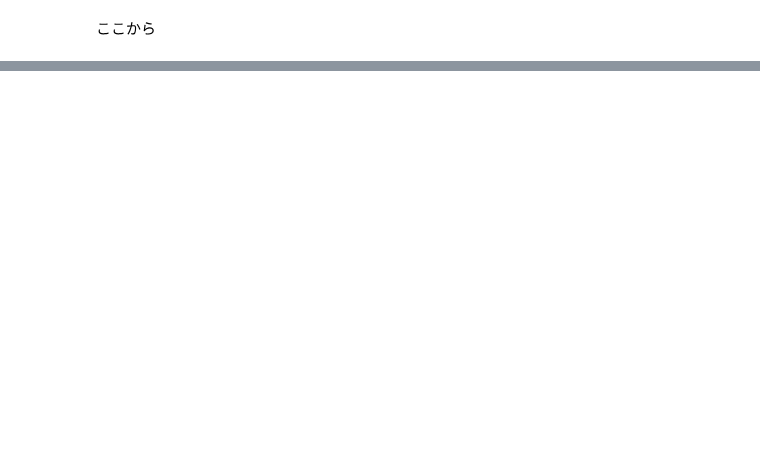
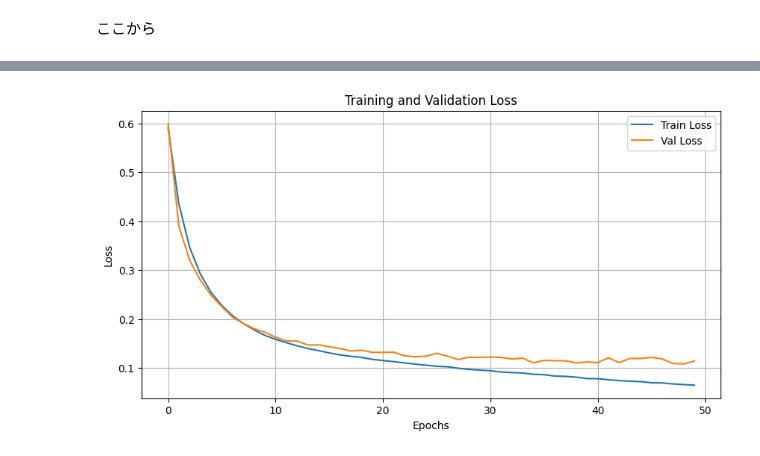
Before and after one commit to c0b23144/NSCLC, a Jupyter notebook: TransAttUnet/model/nsclc.ipynb, the cells around one changed output, grey strips where cells are left out. Drawn from its saved outputs; the diff is of its cells as text; code cells hidden in the pictures; blank space fills up the shorter version.

```diff
--- a/TransAttUnet/model/nsclc.ipynb
+++ b/TransAttUnet/model/nsclc.ipynb
@@ -51,6 +53,7 @@ class NSCLCNiftiDataset(Dataset):
         return len(self.file_names)
 
     def __getitem__(self, idx):
+        file_id = self.file_names[idx]
         # NIfTI読み込み
         img_path = os.path.join(self.img_dir, self.file_names[idx])
         mask_path = os.path.join(self.mask_dir, self.file_names[idx])
@@ -58,11 +61,18 @@ class NSCLCNiftiDataset(Dataset):
         img_nii = nib.load(img_path).get_fdata()
         mask_nii = nib.load(mask_path).get_fdata()
 
+        #print(f"ファイル: {file_id} / マスクの最大値: {mask_nii.max()}") # これが 0 だったら、その画像には腫瘍が映っていません
+        #print(f"DEBUG: img_niiの形: {img_nii.shape}")
+        #print(f"DEBUG: mask_niiの形: {mask_nii.shape}")
+
         # 3Dから2Dスライス(腫瘍がいちばん大きいスライスとる)
         # 配列の中で最大値となってる要素のうち先頭のインデックスを返す(argmax)
-        mask_slice_sums = np.argmax(np.sum(mask_nii, axis=(0, 1)))
+        mask_slice_sums = np.sum(mask_nii, axis=(0, 1))
 
         max_mask_idx = np.argmax(mask_slice_sums)
+
+        #print(f"選んだスライス番号: {max_mask_idx}")
+        #print(f"そのスライスの白さ合計: {mask_slice_sums[max_mask_idx]}")
 
         # 画像とlabelのshapeが合わないから、画像とラベルの枚数比の計算
         z_ratio = img_nii.shape[2] / mask_nii.shape[2]
@@ -72,7 +82,7 @@ class NSCLCNiftiDataset(Dataset):
         max_img_idx = min(max_img_idx, img_nii.shape[2] - 1)
 
         img_slice = img_nii[:, :, max_img_idx]
-        mask_slice = mask_nii[:, :, max_img_idx]
+        mask_slice = mask_nii[:, :, max_mask_idx]
 
         # CT値の正規化(?わからん -1000~400程度にクリップ)
         # 肺の微細な構造を鮮明に観察するための肺野条件らしい
@@ -87,7 +97,7 @@ class NSCLCNiftiDataset(Dataset):
         img_tensor = F.interpolate(img_tensor.unsqueeze(0), size=self.target_size, mode='bilinear', align_corners=False).squeeze(0)
         mask_tensor = F.interpolate(mask_tensor.unsqueeze(0), size=self.target_size, mode='nearest').squeeze(0)
 
-        return img_tensor, mask_tensor
+        return img_tensor, mask_tensor, file_id
 
 if __name__ == '__main__':
     root_dir = '/workspace/NSCLC_NIfTI2'
@@ -124,8 +134,8 @@ device = torch.device('cuda' if torch.cuda.is_available() else 'cpu')
 train_dataset = NSCLCNiftiDataset(root_dir=root_dir, file_list=train_files)
 test_dataset = NSCLCNiftiDataset(root_dir=root_dir, file_list=test_files)
 
-train_loader = DataLoader(train_dataset, batch_size=2, shuffle=True)
-test_loader = DataLoader(test_dataset, batch_size=1, shuffle=False)
+train_loader = DataLoader(train_dataset, batch_size=6, shuffle=True)
+test_loader = DataLoader(test_dataset, batch_size=6, shuffle=False)
 
 model = UNet_Attention_Transformer_Multiscale(n_channels=1, n_classes=1).to(device)
 #最適化アルゴリズム
@@ -241,7 +239,7 @@ for epoch in range(num_epochs):
     # 学習
     model.train()
     train_loss = 0.0
-    for images, masks in train_loader:
+    for images, masks, file_ids in train_loader:
         images, masks = images.to(device), masks.to(device)
 
         # 予測と計算
@@ -261,7 +259,7 @@ for epoch in range(num_epochs):
     model.eval()
     val_loss = 0.0
     with torch.no_grad():
-        for images, masks in test_loader:
+        for images, masks, file_ids in test_loader:
             images, masks = images.to(device), masks.to(device)
             outputs = model(images)
             v_loss = criterion(outputs, masks)
@@ -303,0 +304,14 @@ Epoch [13/50] Train Loss: 0.0221, Val Loss: 0.0208
+# %%
+# グラフの描画
+plt.figure(figsize=(10, 5))
+plt.plot(train_loss_history, label='Train Loss')
+plt.plot(val_loss_history, label='Val Loss')
+plt.title('Training and Validation Loss')
+plt.xlabel('Epochs')
+plt.ylabel('Loss')
+plt.legend()
+plt.grid(True)
+
+plt.show()
+# %% [output]
+[figure, added]
```
Also changed, not shown: parts of 12 cells of this notebook.
